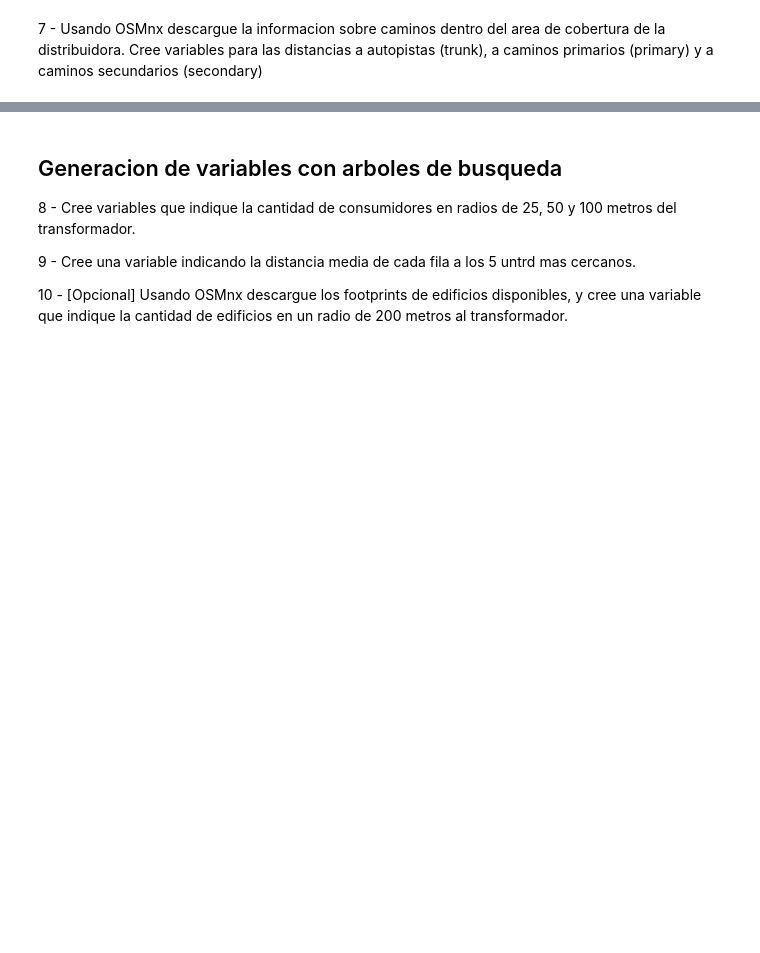
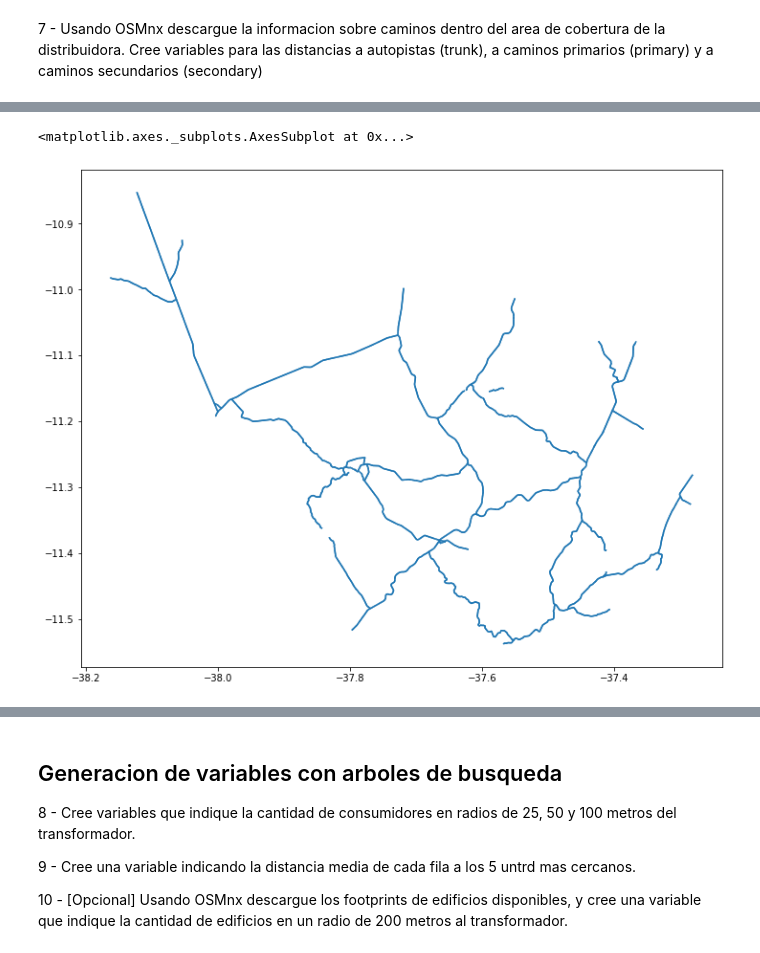
Before and after one commit to georeference-ML-mentoria/AnalisisYCuracion-, a Jupyter notebook: Javier.ipynb, the cells around one changed output, grey strips where cells are left out. Cells and saved outputs as stored; diff of their text form; code cells hidden in the pictures; blank space fills up the shorter version.

```diff
--- a/Javier.ipynb
+++ b/Javier.ipynb
@@ -342,0 +443,4 @@ untrd['dist_mar'] = untrd.distance(l_costa)
+# %%
+sergipe_nodes, sergipe_edges = ox.graph_to_gdfs(sergipe_mun_graph)
+
+sergipe_edges
@@ -342,0 +461,9 @@ untrd['dist_mar'] = untrd.distance(l_costa)
+# %%
+edge_is_trunk = sergipe_edges.highway.str.contains('trunk').fillna(False)
+edge_is_primary = sergipe_edges.highway.str.contains('primary').fillna(False)
+edge_is_secondary = sergipe_edges.highway.str.contains('secondary').fillna(False)
+
+sergipe_edges[edge_is_trunk | edge_is_primary | edge_is_secondary].plot(figsize=(12,12))
+# %% [output]
+<matplotlib.axes._subplots.AxesSubplot at 0x...>
+[figure, added]
```
Also changed, not shown: parts of 16 cells of this notebook, 1 other file.
